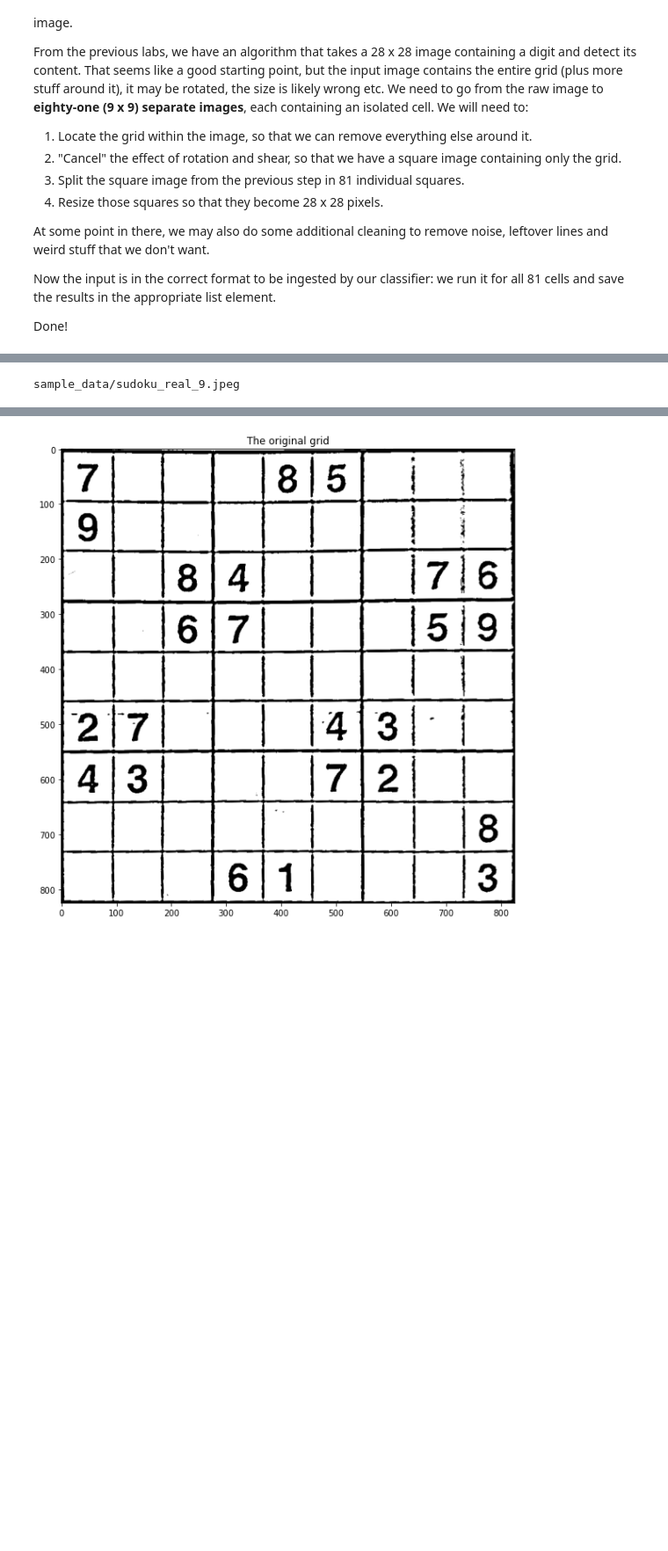
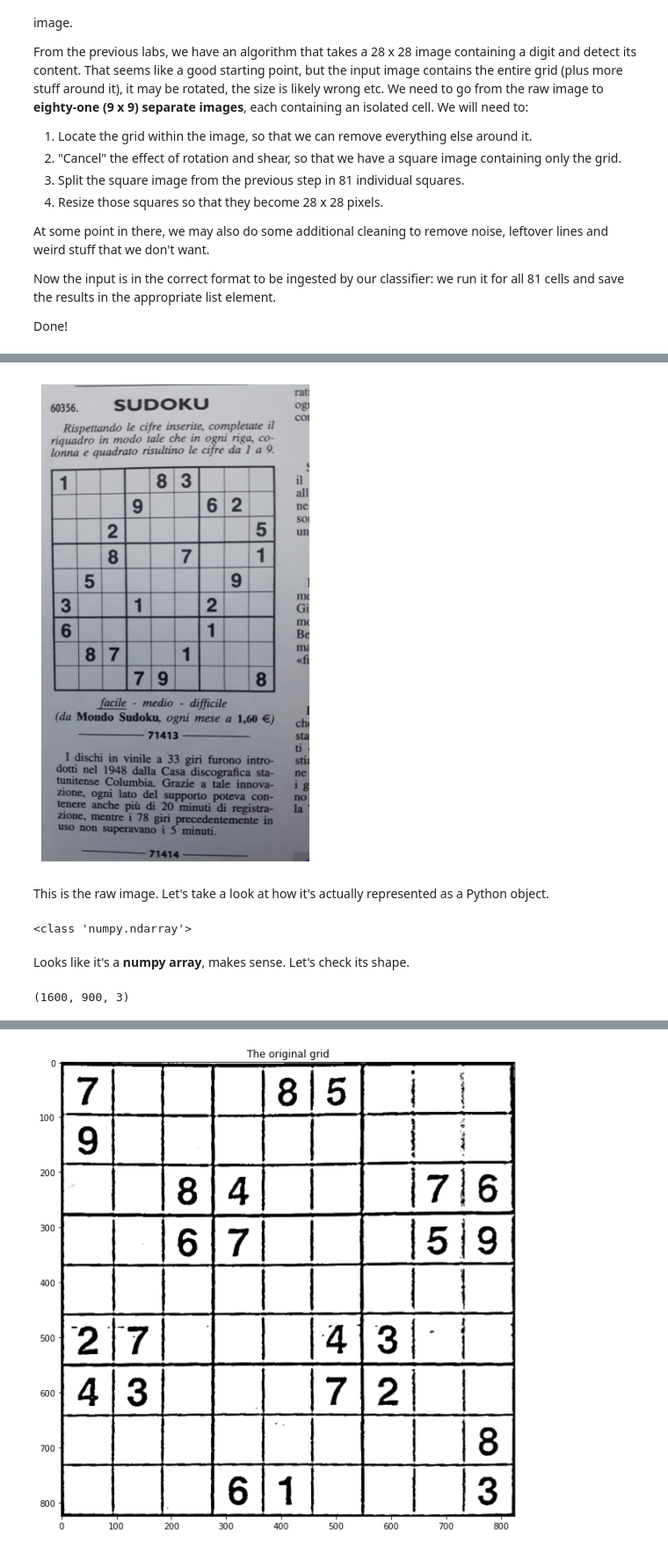
Before and after one commit to matteobarbieri/phd-school, a Jupyter notebook: home/notebooks_solution/3-solve-sudoku.ipynb, the cells around one changed output, grey strips where cells are left out. Shown at 88% size. Cells and saved outputs as stored; diff of their text form; code cells hidden in the pictures; blank space fills up the shorter version.

```diff
--- a/home/notebooks_solution/3-solve-sudoku.ipynb
+++ b/home/notebooks_solution/3-solve-sudoku.ipynb
@@ -88,4 +78,0 @@ img_path = os.path.join("sample_data", file_names[selected_i])
-# %%
-print(img_path)
-# %% [output]
-sample_data/sudoku_real_9.jpeg
@@ -98,0 +79,26 @@ pre_preocessed = pre_process_image(gray)
+# %%
+# We're going to use the OpenCV library, which contains many useful functions for handling images (CV stands for Computer Vision).
+
+import cv2 # This imports the OpenCV library
+import matplotlib.pyplot as plt
+
+img = cv2.imread(img_path)
+plt.figure(figsize=(8, 8))
+plt.axis('off') # Removes axis
+plt.imshow(img);
+# %% [output]
+[figure, added]
+# %% [markdown]
+This is the raw image. Let's take a look at how it's actually represented as a Python object.
+# %%
+# Let's start with the type
+print(type(img))
+# %% [output]
+<class 'numpy.ndarray'>
+# %% [markdown]
+Looks like it's a **numpy array**, makes sense. Let's check its shape.
+# %%
+# Print the array's shape
+print(img.shape)
+# %% [output]
+(1600, 900, 3)
```
Also changed, not shown: parts of 53 cells of this notebook.
